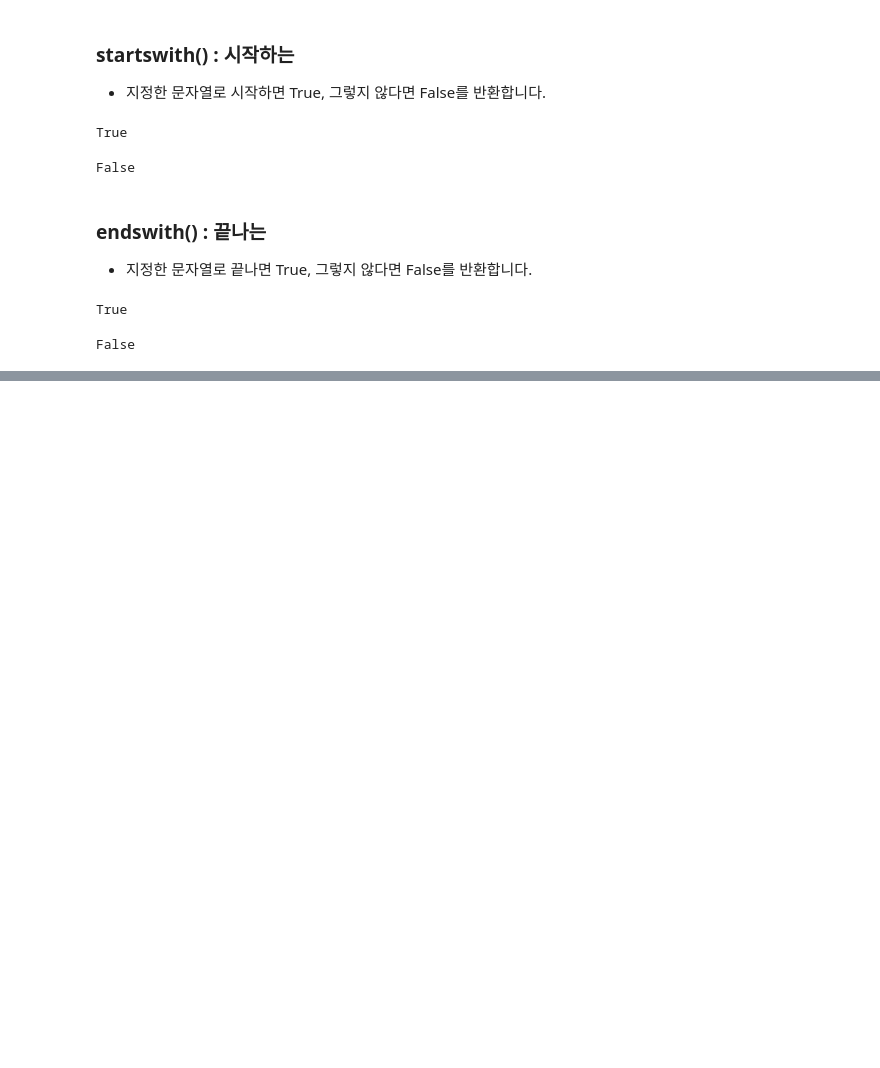
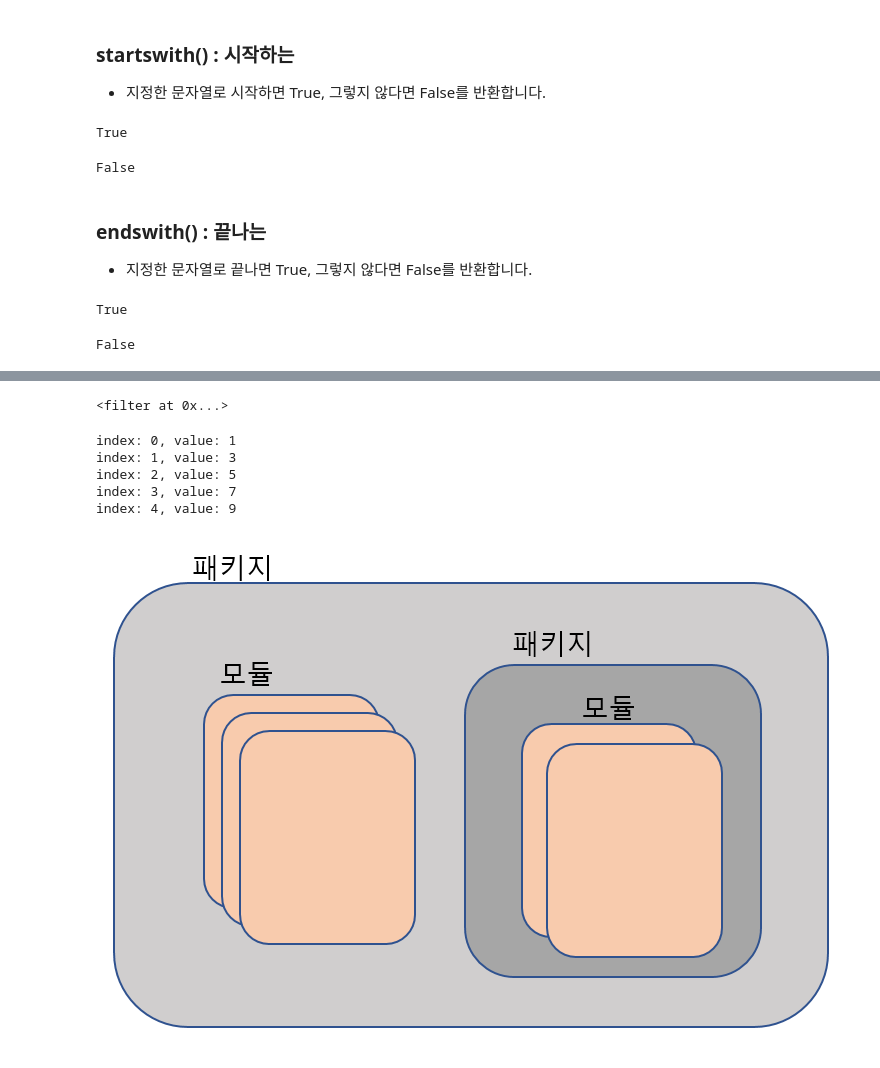
Before and after one commit to Geon-05/jupyter_pandas, a Jupyter notebook: 20241015/new01_파이썬기본.ipynb, the cells around one changed output, grey strips where cells are left out. Drawn from its saved outputs; the diff is of its cells as text; code cells hidden in the pictures; blank space fills up the shorter version.

```diff
--- a/20241015/new01_파이썬기본.ipynb
+++ b/20241015/new01_파이썬기본.ipynb
@@ -42,0 +134,13 @@ False
+# %%
+result
+# %% [output]
+<filter at 0x...>
+# %%
+for idx, value in enumerate(range(1, 10, 2)):
+    print(f'index: {idx}, value: {value}')
+# %% [output]
+index: 0, value: 1
+index: 1, value: 3
+index: 2, value: 5
+index: 3, value: 7
+index: 4, value: 9
@@ -42,0 +149,4 @@ False
+# %%
+Image('http://pythonstudy.xyz/images/basics/python-package.png')
+# %% [output]
+[figure, added]
```
Also changed, not shown: parts of 12 cells of this notebook, 3 other files.
